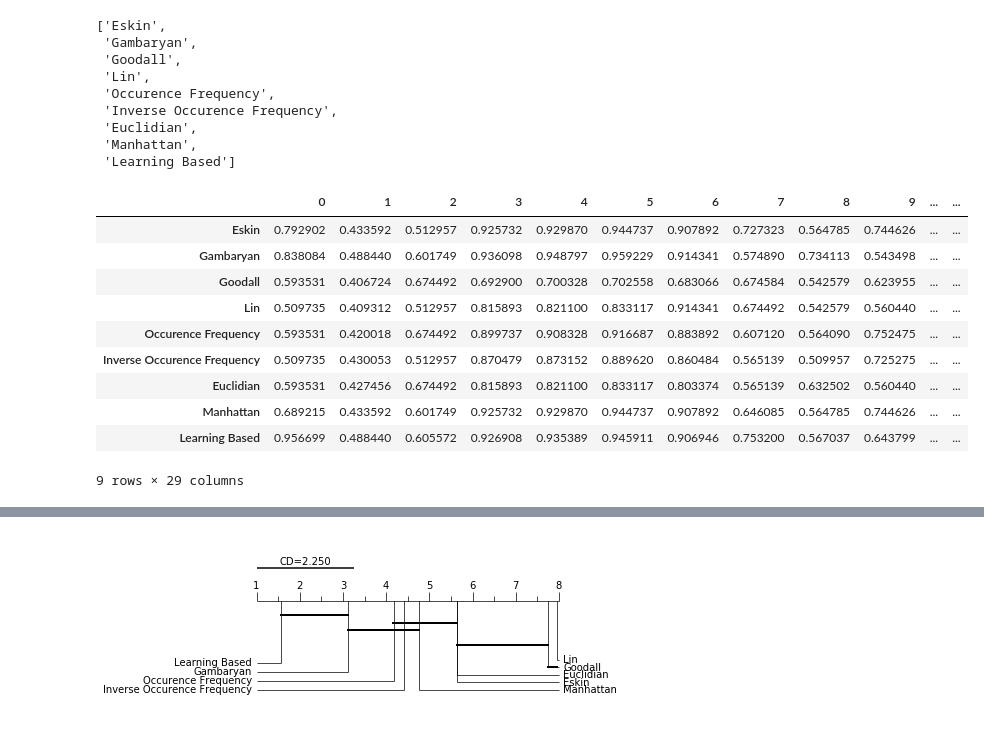
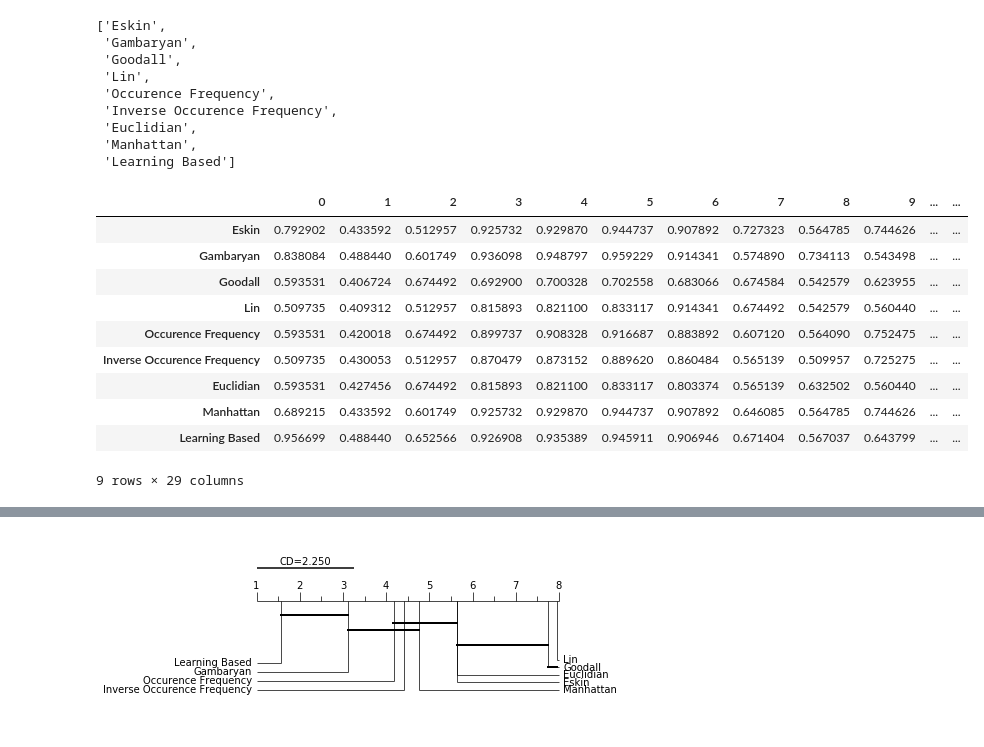
Before and after one commit to edjacob25/DissimilarityMeasures, a Jupyter notebook: scripts/Results_analysis.ipynb, the cells around one changed output, grey strips where cells are left out. Drawn from its saved outputs; the diff is of its cells as text; code cells hidden in the pictures.

```diff
--- a/scripts/Results_analysis.ipynb
+++ b/scripts/Results_analysis.ipynb
@@ -7,7 +7,7 @@ import matplotlib.pyplot as plt
 import random
 from scipy.stats import wilcoxon
 # %%
-loc = "/mnt/f/Datasets/CleanedDatasets2/Results_Other.xlsx"
+loc = "/home/jacob/Downloads/Results_Other.xlsx"
 wb = xlrd.open_workbook(loc)
 sheet = wb.sheet_by_index(0)
 # %%
@@ -26,49 +26,47 @@ headers
  'Learning Based']
 # %%
 data = [[sheet.cell_value(y, x) for y in range(1,30)] for x in range(2, 17, 2)]
-data.append([0.95669949054718,
-0.488440066576004,
-0.60557234287262,
-0.926907598972321,
-0.935388684272766,
-0.945910573005676,
-0.906946301460266,
-0.753199994564056,
-0.567036509513855,
-0.643799483776093,
-0.338430732488632,
-0.442556321620941,
-0.428731143474579,
-0.51003235578537,
-0.299550831317902,
-0.404154181480408,
-0.442982524633408,
-0.572174966335297,
-0.491918951272964,
-0.576572299003601,
-0.562632977962494,
-0.599180996417999,
-0.508695304393768,
-0.588397443294525,
-0.483916461467743,
-0.284301429986954,
-0.598508477210999,
-0.565373778343201,
-0.688572227954865,
-
-])
+data.append([0.9566994905,
+0.4884400666,
+0.6525660753,
+0.926907599,
+0.9353886843,
+0.945910573,
+0.9069463015,
+0.6714044809,
+0.5670365095,
+0.6437994838,
+0.338203758,
+0.4083592594,
+0.4059928656,
+0.5114220381,
+0.2943754792,
+0.3979581892,
+0.4172253013,
+0.5566448569,
+0.4551629126,
+0.5562104583,
+0.5360223055,
+0.5547594428,
+0.4666725099,
+0.5604070425,
+0.444272697,
+0.2828712165,
+0.522356689,
+0.5395794511,
+0.688572228])
 df = pd.DataFrame(data, index=headers)
 
 df
 # %% [output]
 |  | 0 | 1 | 2 | 3 | 4 | 5 | 6 | 7 | 8 | 9 | ... | ... |
 | Eskin | 0.792902 | 0.433592 | 0.512957 | 0.925732 | 0.929870 | 0.944737 | 0.907892 | 0.727323 | 0.564785 | 0.744626 | ... | ... |
 | Gambaryan | 0.838084 | 0.488440 | 0.601749 | 0.936098 | 0.948797 | 0.959229 | 0.914341 | 0.574890 | 0.734113 | 0.543498 | ... | ... |
 | Goodall | 0.593531 | 0.406724 | 0.674492 | 0.692900 | 0.700328 | 0.702558 | 0.683066 | 0.674584 | 0.542579 | 0.623955 | ... | ... |
 | Lin | 0.509735 | 0.409312 | 0.512957 | 0.815893 | 0.821100 | 0.833117 | 0.914341 | 0.674492 | 0.542579 | 0.560440 | ... | ... |
 | Occurence Frequency | 0.593531 | 0.420018 | 0.674492 | 0.899737 | 0.908328 | 0.916687 | 0.883892 | 0.607120 | 0.564090 | 0.752475 | ... | ... |
 | Inverse Occurence Frequency | 0.509735 | 0.430053 | 0.512957 | 0.870479 | 0.873152 | 0.889620 | 0.860484 | 0.565139 | 0.509957 | 0.725275 | ... | ... |
 | Euclidian | 0.593531 | 0.427456 | 0.674492 | 0.815893 | 0.821100 | 0.833117 | 0.803374 | 0.565139 | 0.632502 | 0.560440 | ... | ... |
 | Manhattan | 0.689215 | 0.433592 | 0.601749 | 0.925732 | 0.929870 | 0.944737 | 0.907892 | 0.646085 | 0.564785 | 0.744626 | ... | ... |
-| Learning Based | 0.956699 | 0.488440 | 0.605572 | 0.926908 | 0.935389 | 0.945911 | 0.906946 | 0.753200 | 0.567037 | 0.643799 | ... | ... |
+| Learning Based | 0.956699 | 0.488440 | 0.652566 | 0.926908 | 0.935389 | 0.945911 | 0.906946 | 0.671404 | 0.567037 | 0.643799 | ... | ... |
 9 rows × 29 columns
```
Also changed, not shown: parts of 5 cells of this notebook.
